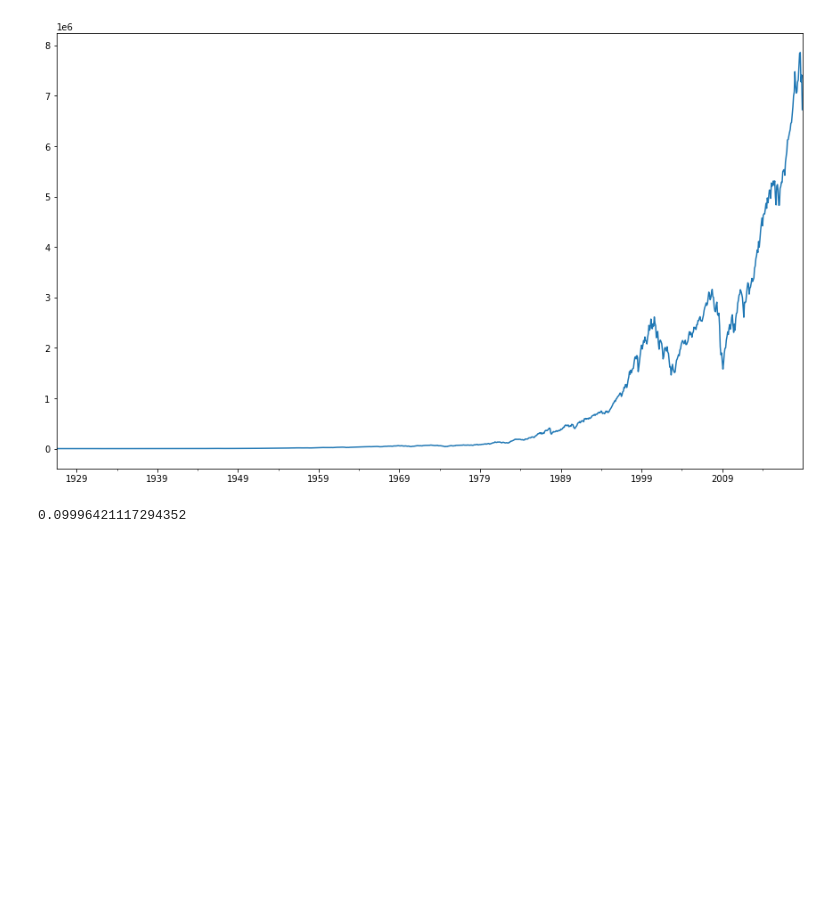
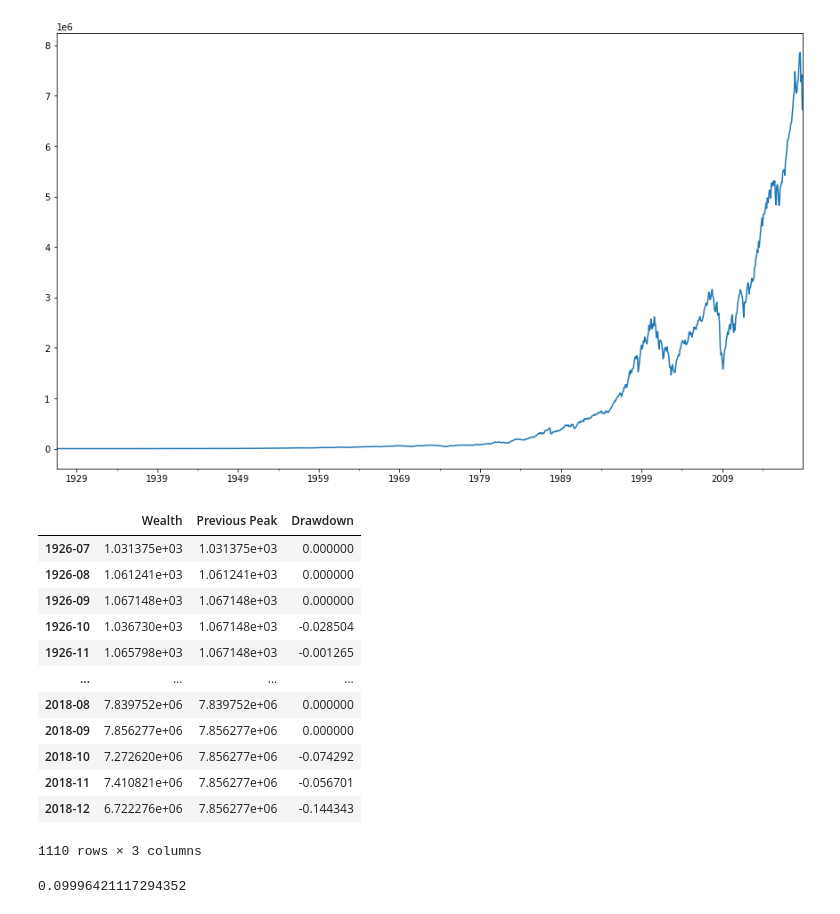
Before and after one commit to dashster18/personalFinance, a Jupyter notebook: Scratch.ipynb, the cells around one changed output. Cells and saved outputs as stored; diff of their text form; code cells hidden in the pictures; blank space fills up the shorter version.

```diff
--- a/Scratch.ipynb
+++ b/Scratch.ipynb
@@ -29,6 +39,22 @@ erk.drawdown(tmi)['Wealth'].plot(figsize=(15,9))
 # %% [output]
 <matplotlib.axes._subplots.AxesSubplot at 0x...>
 [figure]
+# %%
+erk.drawdown(tmi)
+# %% [output]
+|  | Wealth | Previous Peak | Drawdown |
+| 1926-07 | 1.031375e+03 | 1.031375e+03 | 0.000000 |
+| 1926-08 | 1.061241e+03 | 1.061241e+03 | 0.000000 |
+| 1926-09 | 1.067148e+03 | 1.067148e+03 | 0.000000 |
+| 1926-10 | 1.036730e+03 | 1.067148e+03 | -0.028504 |
+| 1926-11 | 1.065798e+03 | 1.067148e+03 | -0.001265 |
+| ... | ... | ... | ... |
+| 2018-08 | 7.839752e+06 | 7.839752e+06 | 0.000000 |
+| 2018-09 | 7.856277e+06 | 7.856277e+06 | 0.000000 |
+| 2018-10 | 7.272620e+06 | 7.856277e+06 | -0.074292 |
+| 2018-11 | 7.410821e+06 | 7.856277e+06 | -0.056701 |
+| 2018-12 | 6.722276e+06 | 7.856277e+06 | -0.144343 |
+1110 rows × 3 columns
 # %%
 erk.annualize_rets(tmi, periods_per_year=12)
 # %% [output]
```
Also changed, not shown: parts of 2 cells of this notebook, 5 other files.
